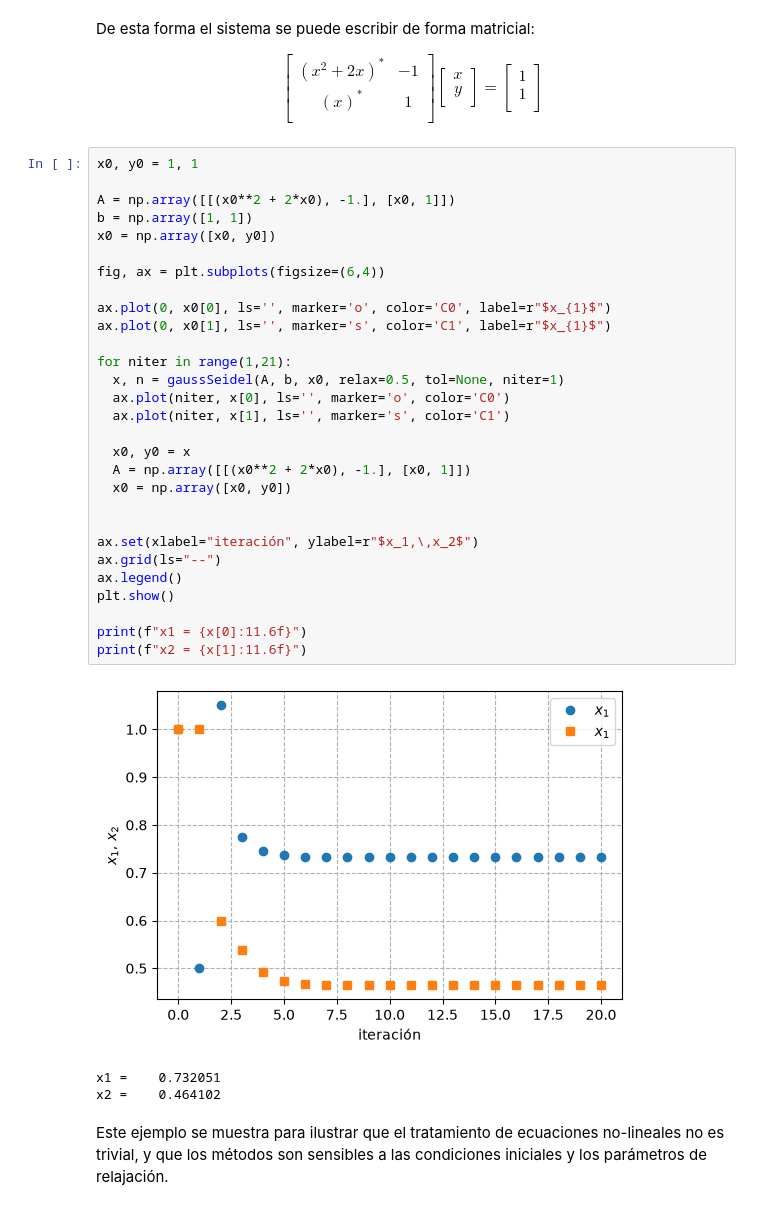
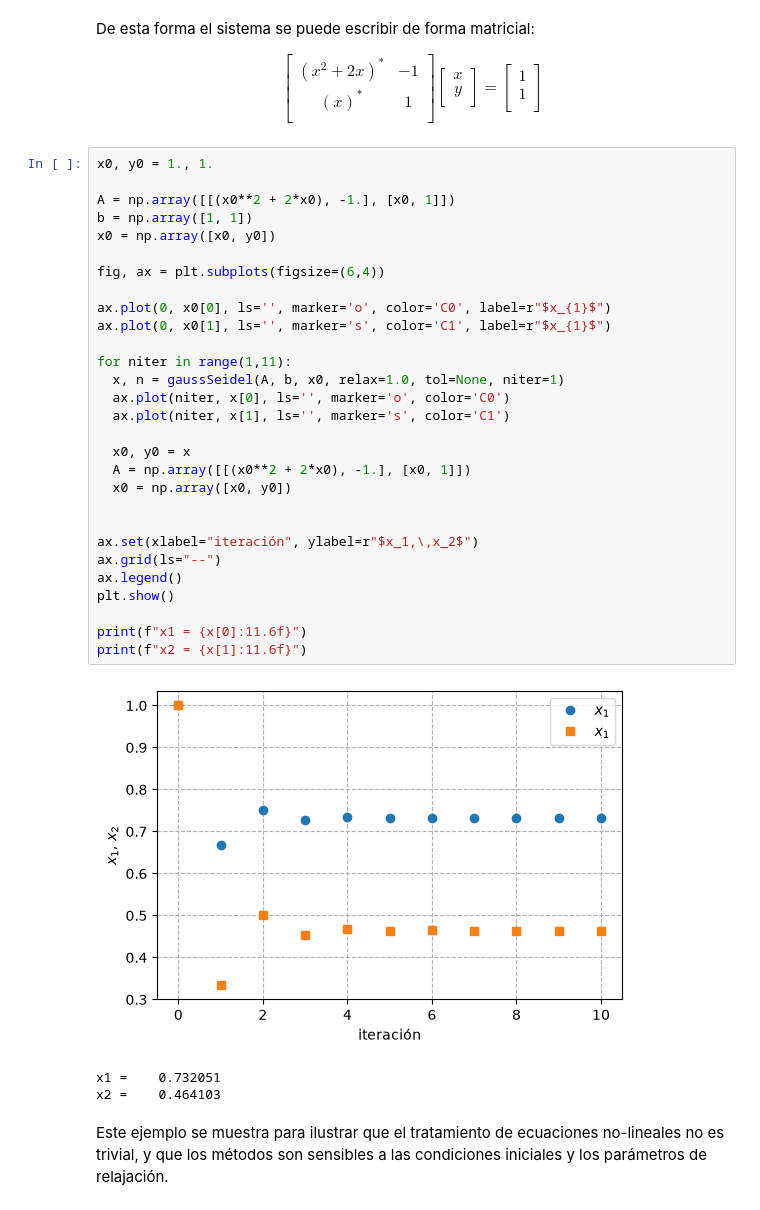
Before and after one commit to eicastroc/NumMeth_Cinvestav_IngMetalurgica, a Jupyter notebook: 02_EcuacionesAlgebraicasSimultaneas/02_GaussSeidel.ipynb, the cells around one changed output. Cells and saved outputs as stored; diff of their text form.

Commit message:
fixed bugs on Gauss Seidel implementation

```diff
--- a/02_EcuacionesAlgebraicasSimultaneas/02_GaussSeidel.ipynb
+++ b/02_EcuacionesAlgebraicasSimultaneas/02_GaussSeidel.ipynb
@@ -283,38 +283,38 @@ x \\ y \\
 = \begin{bmatrix} 1 \\ 1 \\ \end{bmatrix}
 $$
 # %%
-x0, y0 = 1, 1
+x0, y0 = 1., 1.
 
 A = np.array([[(x0**2 + 2*x0), -1.], [x0, 1]])
 b = np.array([1, 1])
 x0 = np.array([x0, y0])
 
 fig, ax = plt.subplots(figsize=(6,4))
 
 ax.plot(0, x0[0], ls='', marker='o', color='C0', label=r"$x_{1}$")
 ax.plot(0, x0[1], ls='', marker='s', color='C1', label=r"$x_{1}$")
 
-for niter in range(1,21):
-  x, n = gaussSeidel(A, b, x0, relax=0.5, tol=None, niter=1)
+for niter in range(1,11):
+  x, n = gaussSeidel(A, b, x0, relax=1.0, tol=None, niter=1)
   ax.plot(niter, x[0], ls='', marker='o', color='C0')
   ax.plot(niter, x[1], ls='', marker='s', color='C1')
 
   x0, y0 = x
   A = np.array([[(x0**2 + 2*x0), -1.], [x0, 1]])
   x0 = np.array([x0, y0])
 
 
 ax.set(xlabel="iteración", ylabel=r"$x_1,\,x_2$")
 ax.grid(ls="--")
 ax.legend()
 plt.show()
 
 print(f"x1 = {x[0]:11.6f}")
 print(f"x2 = {x[1]:11.6f}")
 # %% [output]
-[figure, old version]
+[figure, new version]
 x1 =    0.732051
-x2 =    0.464102
+x2 =    0.464103
 # %% [markdown]
 Este ejemplo se muestra para ilustrar que el tratamiento de ecuaciones no-lineales no es trivial, y que los métodos son sensibles a las condiciones iniciales y los parámetros de relajación.
 # %% [markdown]
```
Also changed, not shown: parts of 1 cell of this notebook, 1 other file.
